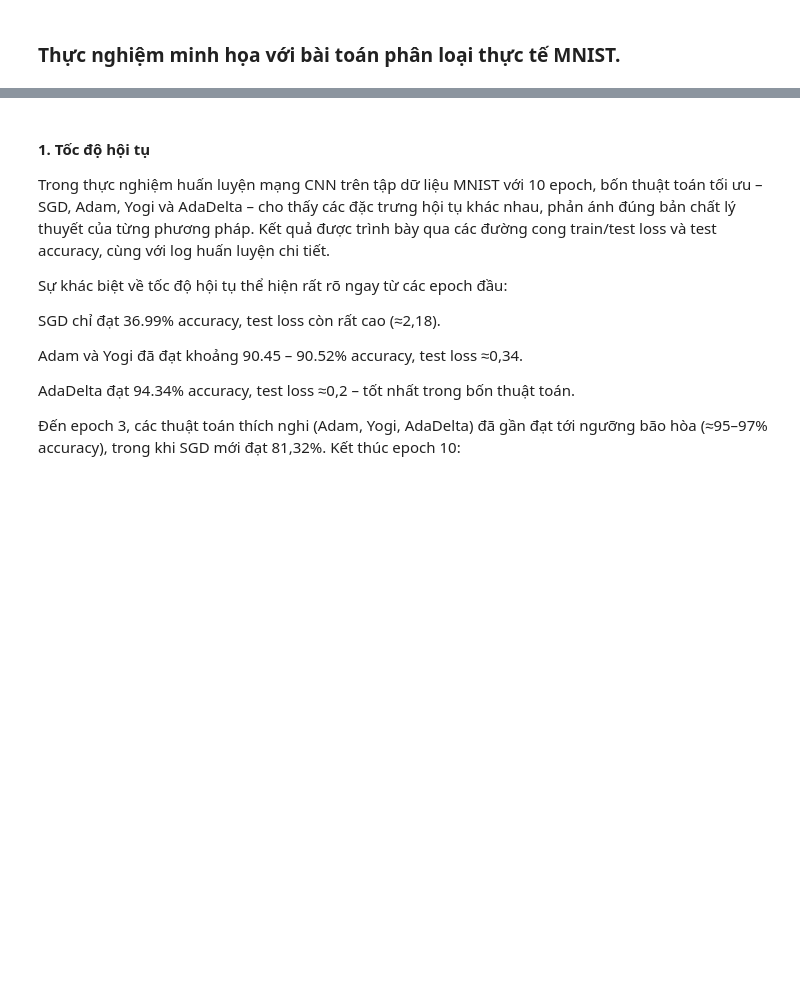
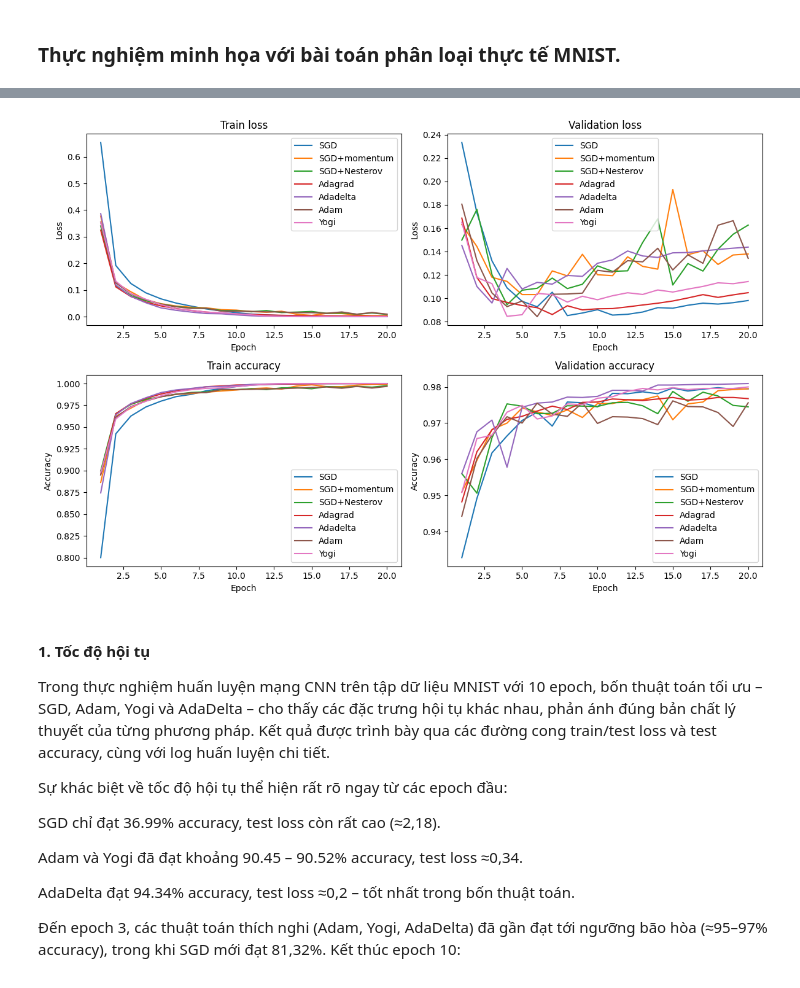
Before and after one commit to ntanphu/CST-KHMT-HK251, a Jupyter notebook: Members/NguyenTanPhu/Yogi_algorithm.ipynb, the cells around one changed output, grey strips where cells are left out. Drawn from its saved outputs; the diff is of its cells as text; code cells hidden in the pictures; blank space fills up the shorter version.

```diff
--- a/Members/NguyenTanPhu/Yogi_algorithm.ipynb
+++ b/Members/NguyenTanPhu/Yogi_algorithm.ipynb
@@ -886,0 +714,19 @@ plt.show()
+# %%
+def evaluate_testset(model, test_loader, device):
+    model.eval()
+    correct = 0
+    total = 0
+
+    with torch.no_grad():
+        for images, labels in test_loader:
+            images = images.view(images.size(0), -1).to(device)
+            labels = labels.to(device)
+
+            outputs = model(images)
+            _, predicted = torch.max(outputs, 1)
+
+            total += labels.size(0)
+            correct += (predicted == labels).sum().item()
+
+    acc = correct / total
+    return acc
@@ -887,3 +804,49 @@ plt.show()
+# %%
+import matplotlib.pyplot as plt
+epochs = np.arange(1, num_epochs + 1)
+fig, axes = plt.subplots(2, 2, figsize=(12, 8))
+
+# 1. Train loss
+ax = axes[0, 0]
+for opt_name, hist in all_histories.items():
+    ax.plot(epochs, hist["train_loss"], label=opt_name)
+ax.set_title("Train loss")
+ax.set_xlabel("Epoch")
+ax.set_ylabel("Loss")
+ax.legend()
+
+# 2. Val loss
+ax = axes[0, 1]
+for opt_name, hist in all_histories.items():
+    ax.plot(epochs, hist["val_loss"], label=opt_name)
+ax.set_title("Validation loss")
+ax.set_xlabel("Epoch")
+ax.set_ylabel("Loss")
+ax.legend()
+
+# 3. Train accuracy
+ax = axes[1, 0]
+for opt_name, hist in all_histories.items():
+    train_acc = [float(a.cpu()) for a in hist["train_acc"]]
+    ax.plot(epochs, train_acc, label=opt_name)
+ax.set_title("Train accuracy")
+ax.set_xlabel("Epoch")
+ax.set_ylabel("Accuracy")
+ax.legend()
+
+# 4. Val accuracy
+ax = axes[1, 1]
+for opt_name, hist in all_histories.items():
+    train_acc = [float(a.cpu()) for a in hist["val_acc"]]
+    ax.plot(epochs, train_acc, label=opt_name)
+ax.set_title("Validation accuracy")
+ax.set_xlabel("Epoch")
+ax.set_ylabel("Accuracy")
+ax.legend()
+plt.tight_layout()
+plt.show()
+# %% [output]
+[figure, added]
 # %% [markdown]
 
 #### 1. Tốc độ hội tụ
```
Also changed, not shown: parts of 18 cells of this notebook.
